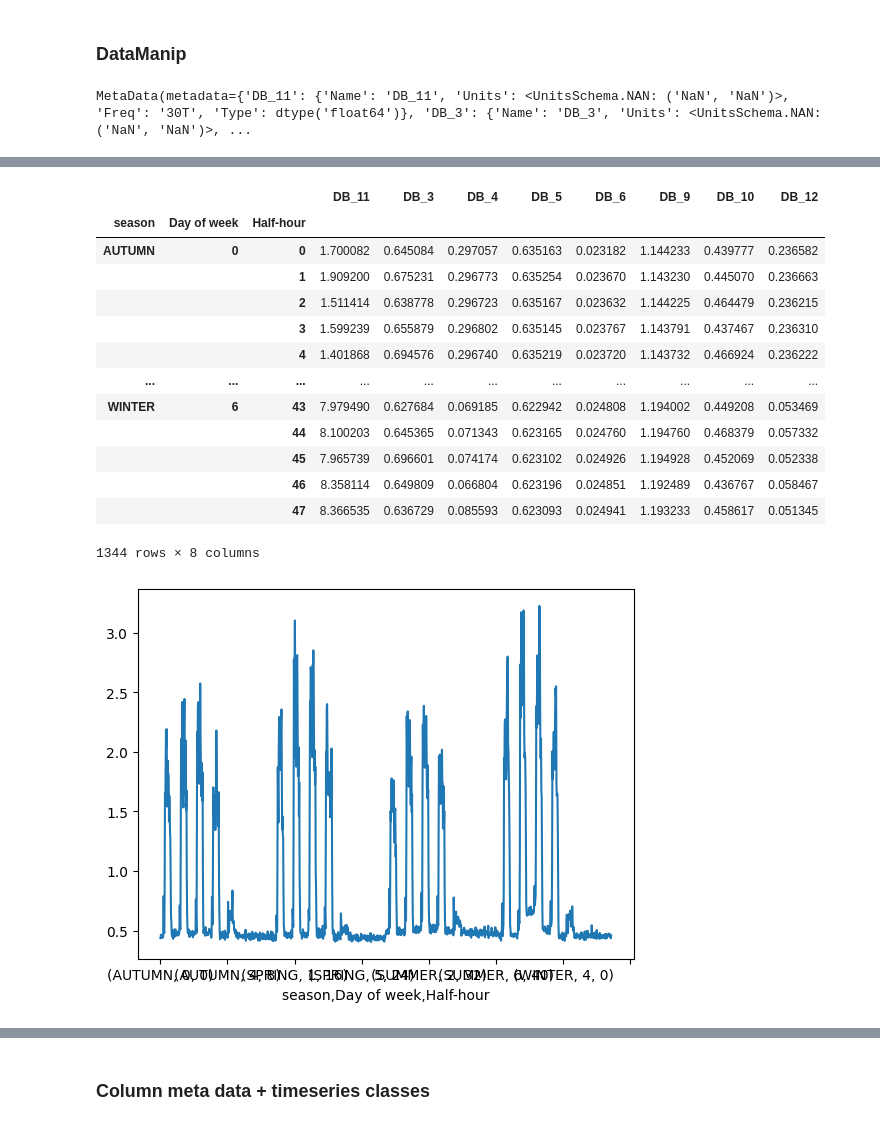
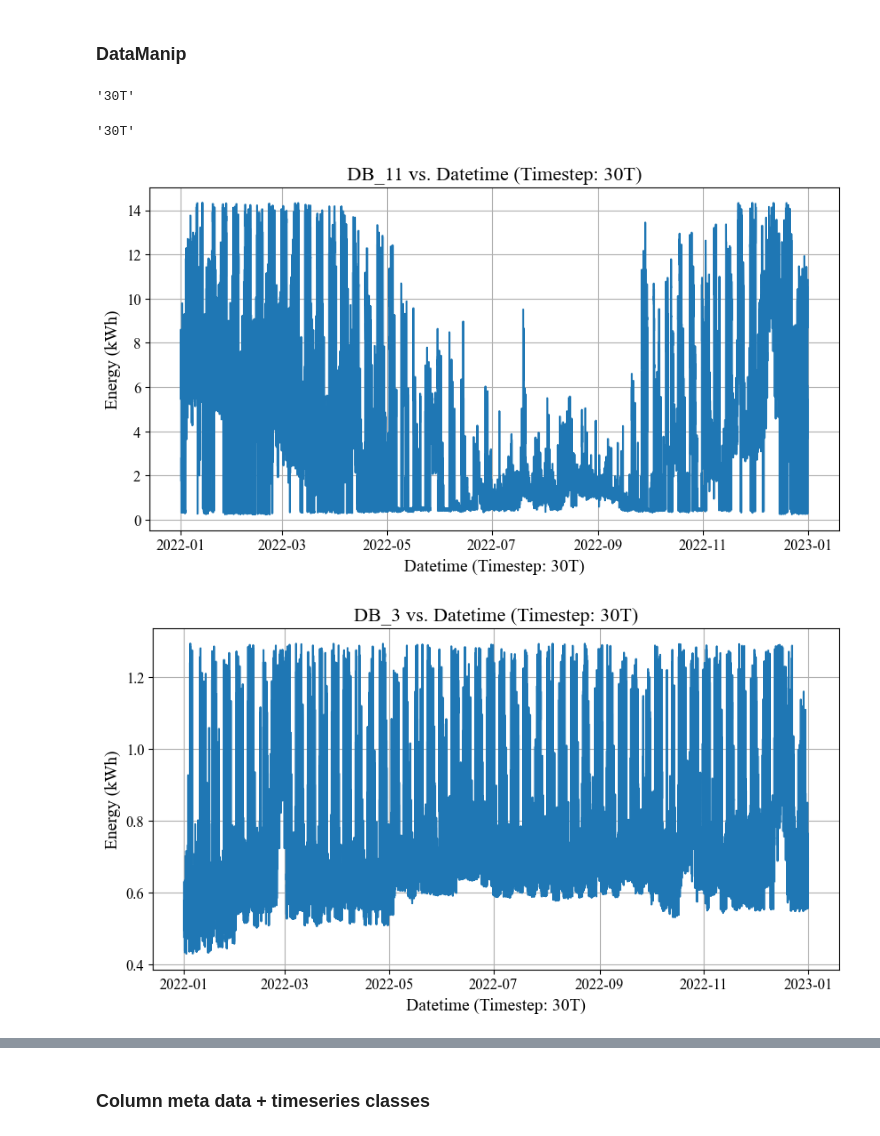
Before and after one commit to empowering-energy-solutions-ltd/e2sviz, a Jupyter notebook: notebooks/clean_demo.ipynb, the cells around one changed output, grey strips where cells are left out. Drawn from its saved outputs; the diff is of its cells as text; code cells hidden in the pictures.

Commit message:
Bugfix: plotter now works correctly

```diff
--- a/notebooks/clean_demo.ipynb
+++ b/notebooks/clean_demo.ipynb
@@ -181,42 +172,59 @@ No data preparation functions provided. Data will not be cleaned.
 ### DataManip
 # %%
 metadata_dict = {'DB_11': {'Name': 'DB_11',
-                                  'Units': viz_enums.UnitsSchema.KWH,
+                                  'Units': viz_enums.UnitsSchema.WH,
+                                  'SI': viz_enums.SIUnits.K,
                                   'Freq': viz_schema.FrequencySchema.HH,
                                   'Type': viz_enums.DataType.FLOAT},
                       'DB_3': {'Name': 'DB_3',
-                                  'Units': viz_enums.UnitsSchema.KWH,
+                                  'Units': viz_enums.UnitsSchema.WH,
+                                  'SI': viz_enums.SIUnits.K,
                                   'Freq': viz_schema.FrequencySchema.HH,
                                   'Type': viz_enums.DataType.FLOAT},
                       'DB_4': {'Name': 'DB_4',
-                                  'Units': viz_enums.UnitsSchema.KWH,
+                                  'Units': viz_enums.UnitsSchema.WH,
+                                  'SI': viz_enums.SIUnits.K,
                                   'Freq': viz_schema.FrequencySchema.HH,
                                   'Type': viz_enums.DataType.FLOAT},
                       'DB_5': {'Name': 'DB_5',
-                                  'Units': viz_enums.UnitsSchema.KWH,
+                                  'Units': viz_enums.UnitsSchema.WH,
+                                  'SI': viz_enums.SIUnits.K,
                                   'Freq': viz_schema.FrequencySchema.HH,
                                   'Type': viz_enums.DataType.FLOAT},
                       'DB_6': {'Name': 'DB_6',
-                                  'Units': viz_enums.UnitsSchema.KWH,
+                                  'Units': viz_enums.UnitsSchema.WH,
+                                  'SI': viz_enums.SIUnits.K,
                                   'Freq': viz_schema.FrequencySchema.HH,
                                   'Type': viz_enums.DataType.FLOAT},
                       'DB_9': {'Name': 'DB_9',
-                                  'Units': viz_enums.UnitsSchema.KWH,
+                                  'Units': viz_enums.UnitsSchema.WH,
+                                  'SI': viz_enums.SIUnits.K,
                                   'Freq': viz_schema.FrequencySchema.HH,
                                   'Type': viz_enums.DataType.FLOAT},
                       'DB_10': {'Name': 'DB_10',
-                                  'Units': viz_enums.UnitsSchema.KWH,
+                                  'Units': viz_enums.UnitsSchema.WH,
+                                  'SI': viz_enums.SIUnits.K,
                                   'Freq': viz_schema.FrequencySchema.HH,
                                   'Type': viz_enums.DataType.FLOAT},
                       'DB_12': {'Name': 'DB_12',
-                                  'Units': viz_enums.UnitsSchema.KWH,
+                                  'Units': viz_enums.UnitsSchema.WH,
+                                  'SI': viz_enums.SIUnits.K,
                                   'Freq': viz_schema.FrequencySchema.HH,
                                   'Type': viz_enums.DataType.FLOAT}}
 # %%
 meta_data = sdp.MetaData(metadata_dict)
 
-new_test = sdp.DataManip(test_data_prep.data)#, column_meta_data=meta_data)
-
-new_test.column_meta_data
+new_test = sdp.DataManip(test_data_prep.data, column_meta_data=meta_data)
-# %% [output]
-MetaData(metadata={'DB_11': {'Name': 'DB_11', 'Units': <UnitsSchema.NAN: ('NaN', 'NaN')>, 'Freq': '30T', 'Type': dtype('float64')}, 'DB_3': {'Name': 'DB_3', 'Units': <UnitsSchema.NAN: ('NaN', 'NaN')>, ...
+# %%
+meta_data.freq('DB_11')
+# %% [output]
+'30T'
+# %%
+metadata_dict['DB_11'][viz_schema.MetaDataSchema.FREQ]
+# %% [output]
+'30T'
+# %%
+visualize.DataViz(new_test, plot_styles.MatPlotLibPlot()).plotter()
+# %% [output]
+[figure, added]
+[figure, added]
@@ -223,20 +237,4 @@ MetaData(metadata={'DB_11': {'Name': 'DB_11', 'Units': <UnitsSchema.NAN: ('NaN',
 # %%
-test_groupby = new_test.groupby()
-test_groupby['DB_10'].plot()
-test_groupby
+# test_groupby = new_test.groupby()
+# test_groupby['DB_10'].plot()
+# test_groupby
-# %% [output]
-|  |  |  | DB_11 | DB_3 | DB_4 | DB_5 | DB_6 | DB_9 | DB_10 | DB_12 |
-| season | Day of week | Half-hour |  |  |  |  |  |  |  |  |
-| AUTUMN | 0 | 0 | 1.700082 | 0.645084 | 0.297057 | 0.635163 | 0.023182 | 1.144233 | 0.439777 | 0.236582 |
-|  |  | 1 | 1.909200 | 0.675231 | 0.296773 | 0.635254 | 0.023670 | 1.143230 | 0.445070 | 0.236663 |
-|  |  | 2 | 1.511414 | 0.638778 | 0.296723 | 0.635167 | 0.023632 | 1.144225 | 0.464479 | 0.236215 |
-|  |  | 3 | 1.599239 | 0.655879 | 0.296802 | 0.635145 | 0.023767 | 1.143791 | 0.437467 | 0.236310 |
-|  |  | 4 | 1.401868 | 0.694576 | 0.296740 | 0.635219 | 0.023720 | 1.143732 | 0.466924 | 0.236222 |
-| ... | ... | ... | ... | ... | ... | ... | ... | ... | ... | ... |
-| WINTER | 6 | 43 | 7.979490 | 0.627684 | 0.069185 | 0.622942 | 0.024808 | 1.194002 | 0.449208 | 0.053469 |
-|  |  | 44 | 8.100203 | 0.645365 | 0.071343 | 0.623165 | 0.024760 | 1.194760 | 0.468379 | 0.057332 |
-|  |  | 45 | 7.965739 | 0.696601 | 0.074174 | 0.623102 | 0.024926 | 1.194928 | 0.452069 | 0.052338 |
-|  |  | 46 | 8.358114 | 0.649809 | 0.066804 | 0.623196 | 0.024851 | 1.192489 | 0.436767 | 0.058467 |
-|  |  | 47 | 8.366535 | 0.636729 | 0.085593 | 0.623093 | 0.024941 | 1.193233 | 0.458617 | 0.051345 |
-1344 rows × 8 columns
-[figure, removed]
```
Also changed, not shown: parts of 9 cells of this notebook, 3 other files.
